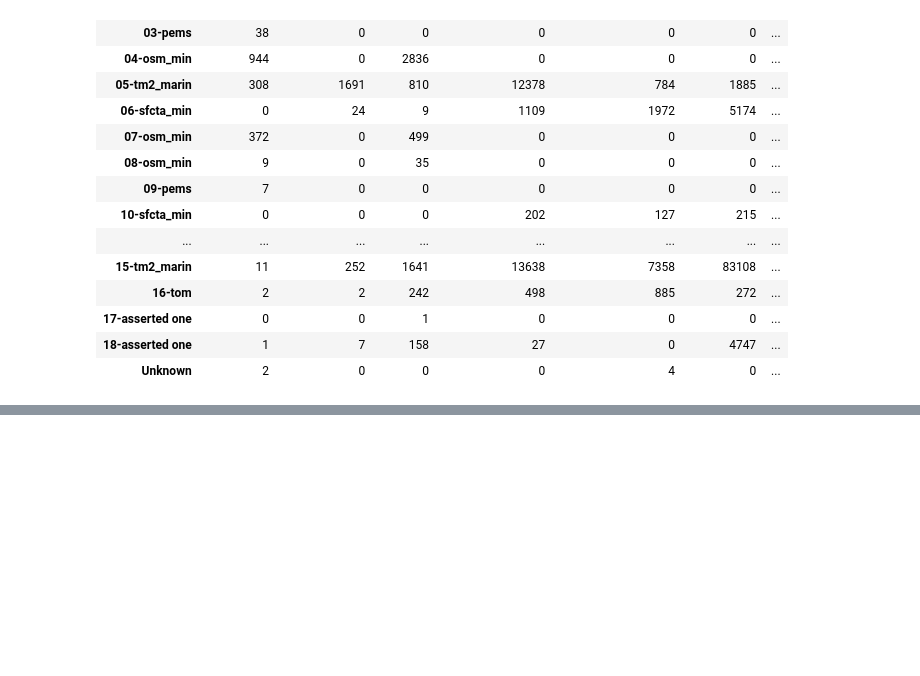
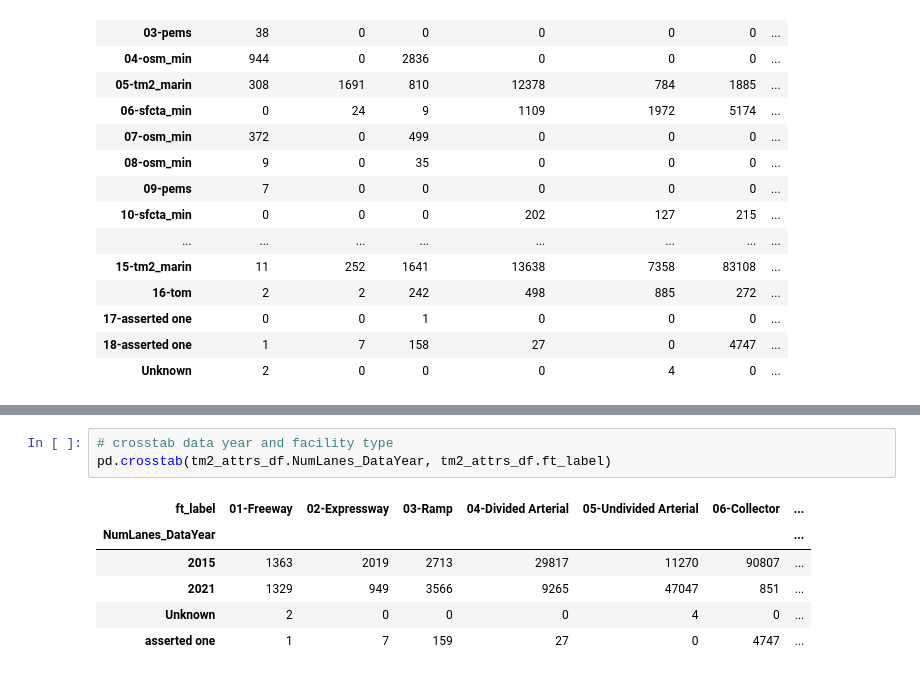
Before and after one commit to BayAreaMetro/travel-model-two-networks, a Jupyter notebook: notebooks/network_QA/Gen_crosstab_heuristics_by_ft.ipynb, the cells around one changed output, grey strips where cells are left out. Saved outputs shown, nothing was run; the diff lists cells and outputs as text; blank space fills up the shorter version.

```diff
--- a/notebooks/network_QA/Gen_crosstab_heuristics_by_ft.ipynb
+++ b/notebooks/network_QA/Gen_crosstab_heuristics_by_ft.ipynb
@@ -250,0 +291,10 @@ pd.crosstab(tm2_attrs_df.heuristic_label, tm2_attrs_df.ft_label)
+# %%
+# crosstab data year and facility type
+pd.crosstab(tm2_attrs_df.NumLanes_DataYear, tm2_attrs_df.ft_label)
+# %% [output]
+| ft_label | 01-Freeway | 02-Expressway | 03-Ramp | 04-Divided Arterial | 05-Undivided Arterial | 06-Collector | ... |
+| NumLanes_DataYear |  |  |  |  |  |  | ... |
+| 2015 | 1363 | 2019 | 2713 | 29817 | 11270 | 90807 | ... |
+| 2021 | 1329 | 949 | 3566 | 9265 | 47047 | 851 | ... |
+| Unknown | 2 | 0 | 0 | 0 | 4 | 0 | ... |
+| asserted one | 1 | 7 | 159 | 27 | 0 | 4747 | ... |
```
Also changed, not shown: parts of 5 cells of this notebook.
